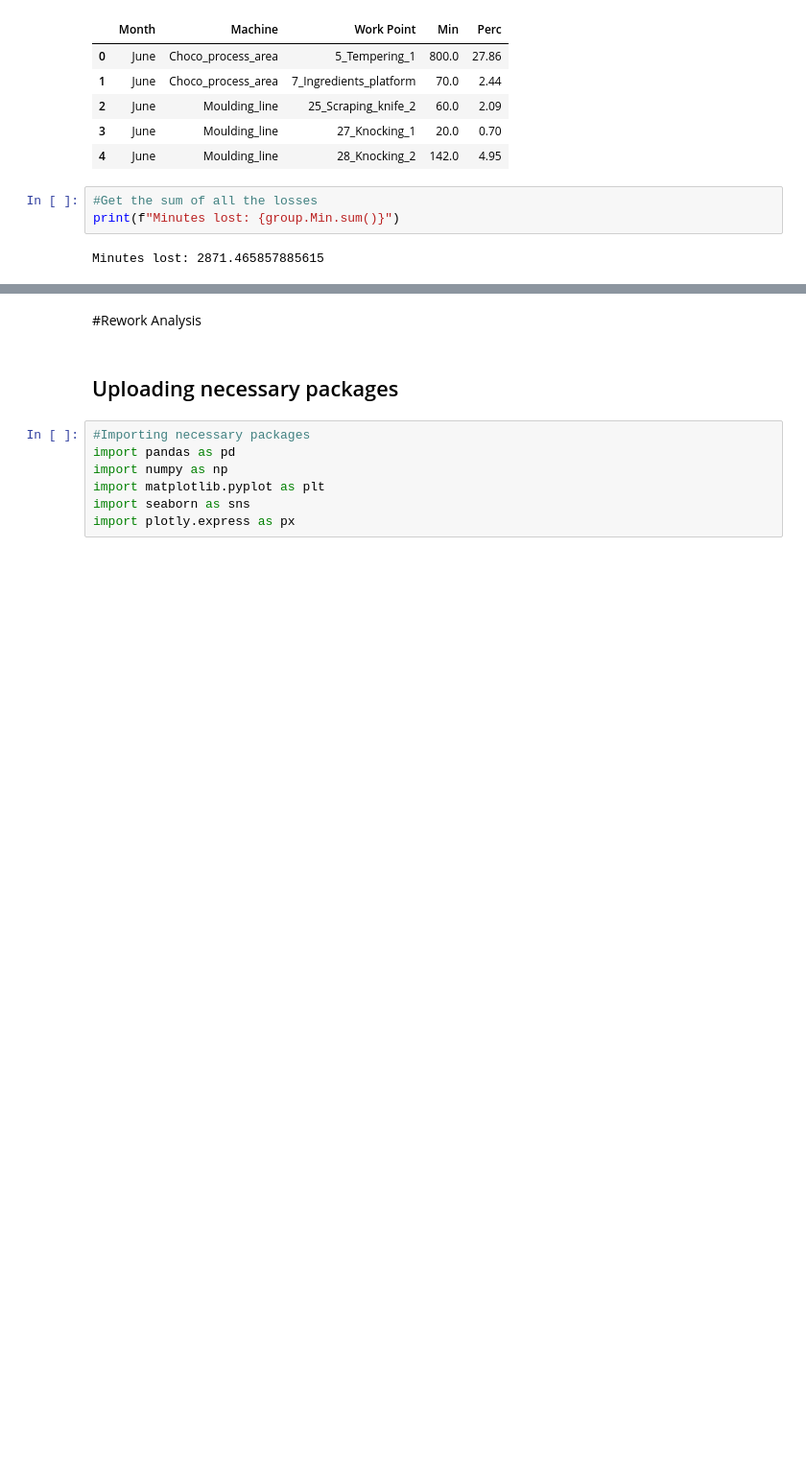
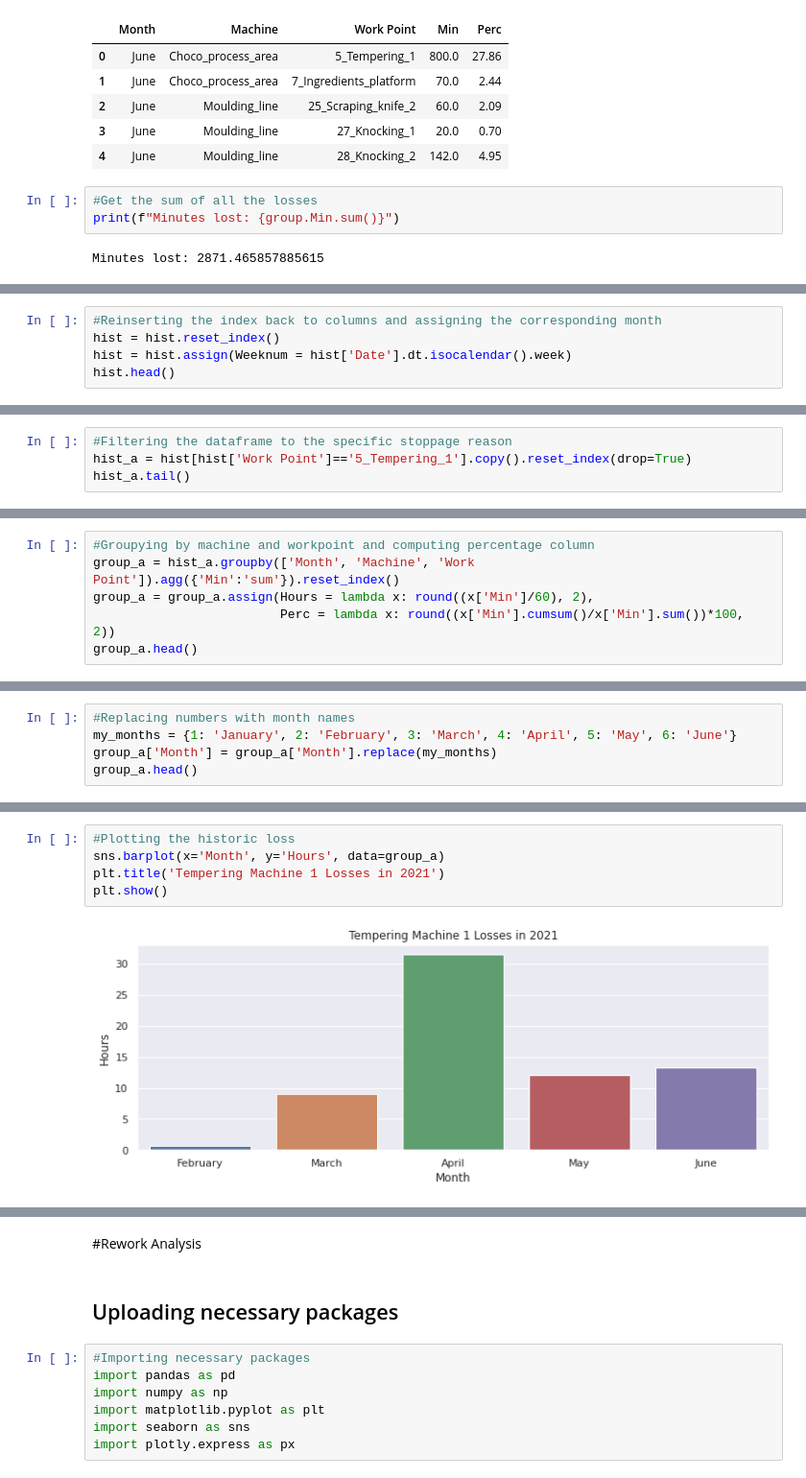
Before and after one commit to gabrielborja/python_data_analysis, a Jupyter notebook: production_analysis.ipynb, the cells around one changed output, grey strips where cells are left out. Shown at 96% size. Drawn from its saved outputs; the diff is of its cells as text; blank space fills up the shorter version.

Commit message:
Create Work Point loss analysis

```diff
--- a/production_analysis.ipynb
+++ b/production_analysis.ipynb
@@ -720,0 +781,5 @@ files.download('2021_06_j4_losses.xlsx')
+# %%
+#Reinserting the index back to columns and assigning the corresponding month
+hist = hist.reset_index()
+hist = hist.assign(Weeknum = hist['Date'].dt.isocalendar().week)
+hist.head()
@@ -720,0 +793,4 @@ files.download('2021_06_j4_losses.xlsx')
+# %%
+#Filtering the dataframe to the specific stoppage reason
+hist_a = hist[hist['Work Point']=='5_Tempering_1'].copy().reset_index(drop=True)
+hist_a.tail()
@@ -720,0 +804,6 @@ files.download('2021_06_j4_losses.xlsx')
+# %%
+#Groupying by machine and workpoint and computing percentage column
+group_a = hist_a.groupby(['Month', 'Machine', 'Work Point']).agg({'Min':'sum'}).reset_index()
+group_a = group_a.assign(Hours = lambda x: round((x['Min']/60), 2),
+                         Perc = lambda x: round((x['Min'].cumsum()/x['Min'].sum())*100, 2))
+group_a.head()
@@ -720,0 +817,5 @@ files.download('2021_06_j4_losses.xlsx')
+# %%
+#Replacing numbers with month names
+my_months = {1: 'January', 2: 'February', 3: 'March', 4: 'April', 5: 'May', 6: 'June'}
+group_a['Month'] = group_a['Month'].replace(my_months)
+group_a.head()
@@ -720,0 +829,7 @@ files.download('2021_06_j4_losses.xlsx')
+# %%
+#Plotting the historic loss
+sns.barplot(x='Month', y='Hours', data=group_a)
+plt.title('Tempering Machine 1 Losses in 2021')
+plt.show()
+# %% [output]
+[figure, added]
```
Also changed, not shown: parts of 15 cells of this notebook.
